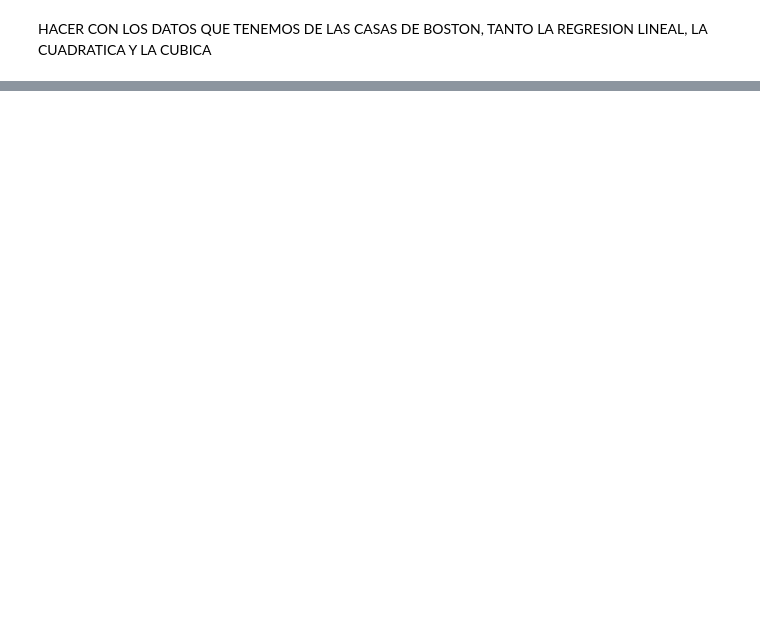
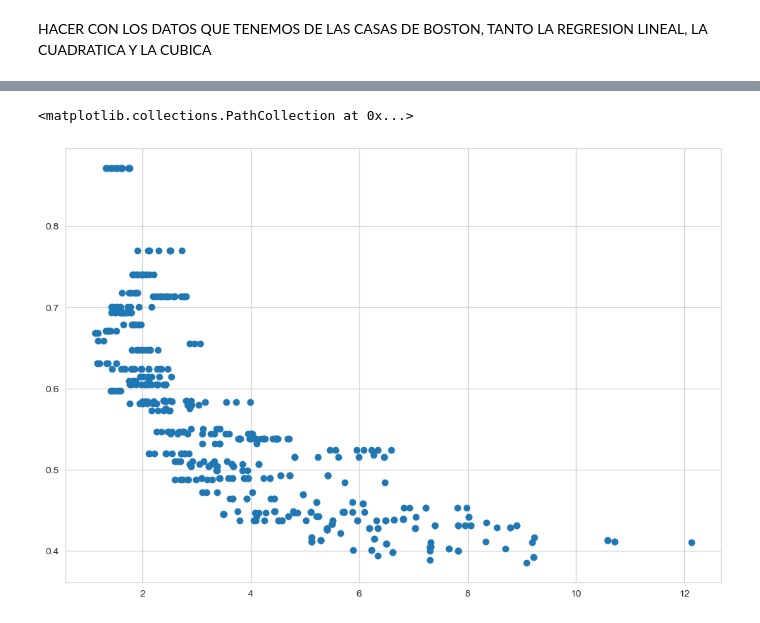
Before and after one commit to ivanher97/Curso_MachineLearning, a Jupyter notebook: S3_05_Polynomial_Regression.ipynb, the cells around one changed output, grey strips where cells are left out. Saved outputs shown, nothing was run; the diff lists cells and outputs as text; code cells hidden in the pictures; blank space fills up the shorter version.

```diff
--- a/S3_05_Polynomial_Regression.ipynb
+++ b/S3_05_Polynomial_Regression.ipynb
@@ -78,2 +78,8 @@ print(r2_score(y, y_pred))
 # %% [markdown]
 HACER CON LOS DATOS QUE TENEMOS DE LAS CASAS DE BOSTON, TANTO LA REGRESION LINEAL, LA CUADRATICA Y LA CUBICA
+# %%
+# Cargamos el dataframe con los datos del .data
+df_boston = pd.read_csv('data//housing.data', delim_whitespace = True, header = None)
+# Ponemos el nombre a las columnas
+df_boston.columns = ['CRIM', 'ZN', 'INDUS', 'CHAS', 'NOX', 'RM', 'AGE', 'DIS', 'RAD', 'TAX', 'PTRATIO', 'B', 'LSTAT', 'MEDV']
+# sns.pairplot(df_boston, size = 1.5)
@@ -79,0 +107,11 @@ HACER CON LOS DATOS QUE TENEMOS DE LAS CASAS DE BOSTON, TANTO LA REGRESION LINEA
+# %%
+# Seleccionamos dos variables
+x_boston = df_boston['DIS'].values
+y_boston = df_boston['NOX'].values
+# %%
+# Imprimimos una figura que muestra la relacion entre las dos variables anteriores
+plt.figure(figsize = (12, 8))
+plt.scatter(x_boston, y_boston)
+# %% [output]
+<matplotlib.collections.PathCollection at 0x...>
+[figure, added]
```
Also changed, not shown: parts of 17 cells of this notebook.
